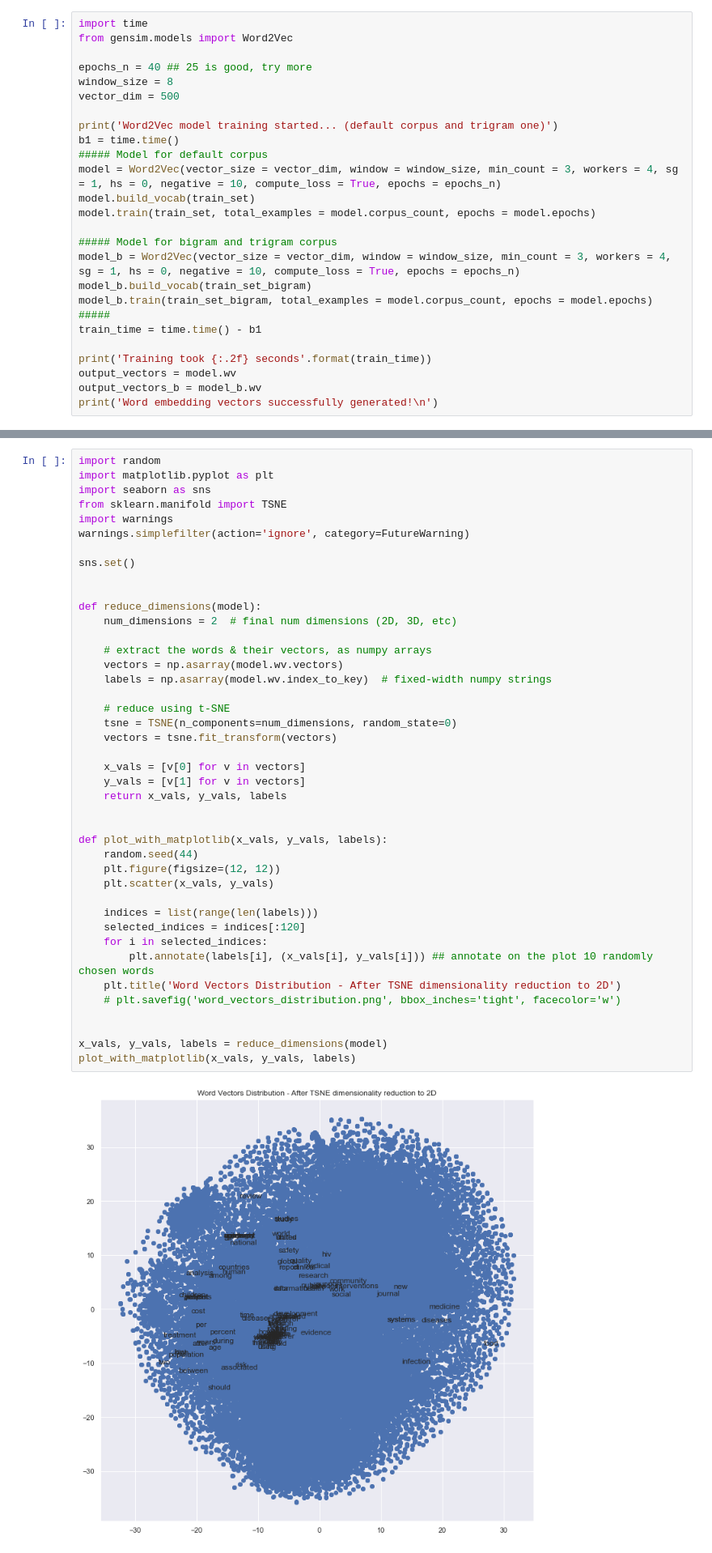
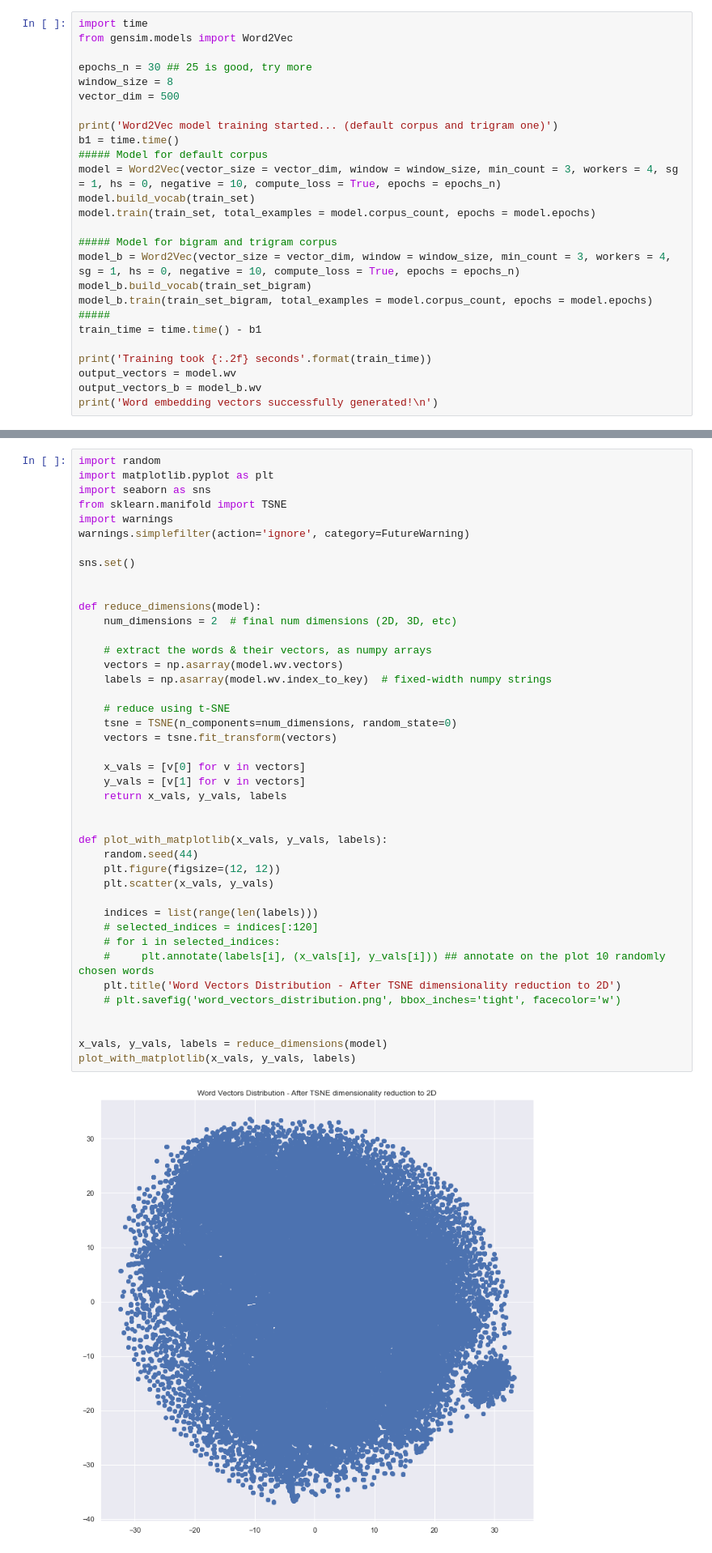
Before and after one commit to mrgeooo14/UNIGE-Master-Thesis, a Jupyter notebook: similarity.ipynb, the cells around one changed output, grey strips where cells are left out. Shown at 81% size. Cells and saved outputs as stored; diff of their text form.

Commit message:
word2vec notebook clean

```diff
--- a/similarity.ipynb
+++ b/similarity.ipynb
@@ -199,7 +190,7 @@ Training the model itself, a *Skip-Gram* with negative sampling with a window si
 import time
 from gensim.models import Word2Vec
 
-epochs_n = 40 ## 25 is good, try more
+epochs_n = 30 ## 25 is good, try more
 window_size = 8
 vector_dim = 500
 
@@ -476,34 +517,34 @@ sns.set()
 
 def reduce_dimensions(model):
     num_dimensions = 2  # final num dimensions (2D, 3D, etc)
 
     # extract the words & their vectors, as numpy arrays
     vectors = np.asarray(model.wv.vectors)
     labels = np.asarray(model.wv.index_to_key)  # fixed-width numpy strings
 
     # reduce using t-SNE
     tsne = TSNE(n_components=num_dimensions, random_state=0)
     vectors = tsne.fit_transform(vectors)
 
     x_vals = [v[0] for v in vectors]
     y_vals = [v[1] for v in vectors]
     return x_vals, y_vals, labels
 
 
 def plot_with_matplotlib(x_vals, y_vals, labels):
     random.seed(44)
     plt.figure(figsize=(12, 12))
     plt.scatter(x_vals, y_vals)
 
     indices = list(range(len(labels)))
-    selected_indices = indices[:120]
-    for i in selected_indices:
-        plt.annotate(labels[i], (x_vals[i], y_vals[i])) ## annotate on the plot 10 randomly chosen words
+    # selected_indices = indices[:120]
+    # for i in selected_indices:
+    #     plt.annotate(labels[i], (x_vals[i], y_vals[i])) ## annotate on the plot 10 randomly chosen words
     plt.title('Word Vectors Distribution - After TSNE dimensionality reduction to 2D')
     # plt.savefig('word_vectors_distribution.png', bbox_inches='tight', facecolor='w')
 
 
 x_vals, y_vals, labels = reduce_dimensions(model)
 plot_with_matplotlib(x_vals, y_vals, labels)
 # %% [output]
-[figure, old version]
+[figure, new version]
```
Also changed, not shown: parts of 28 cells of this notebook, 2 other files.
